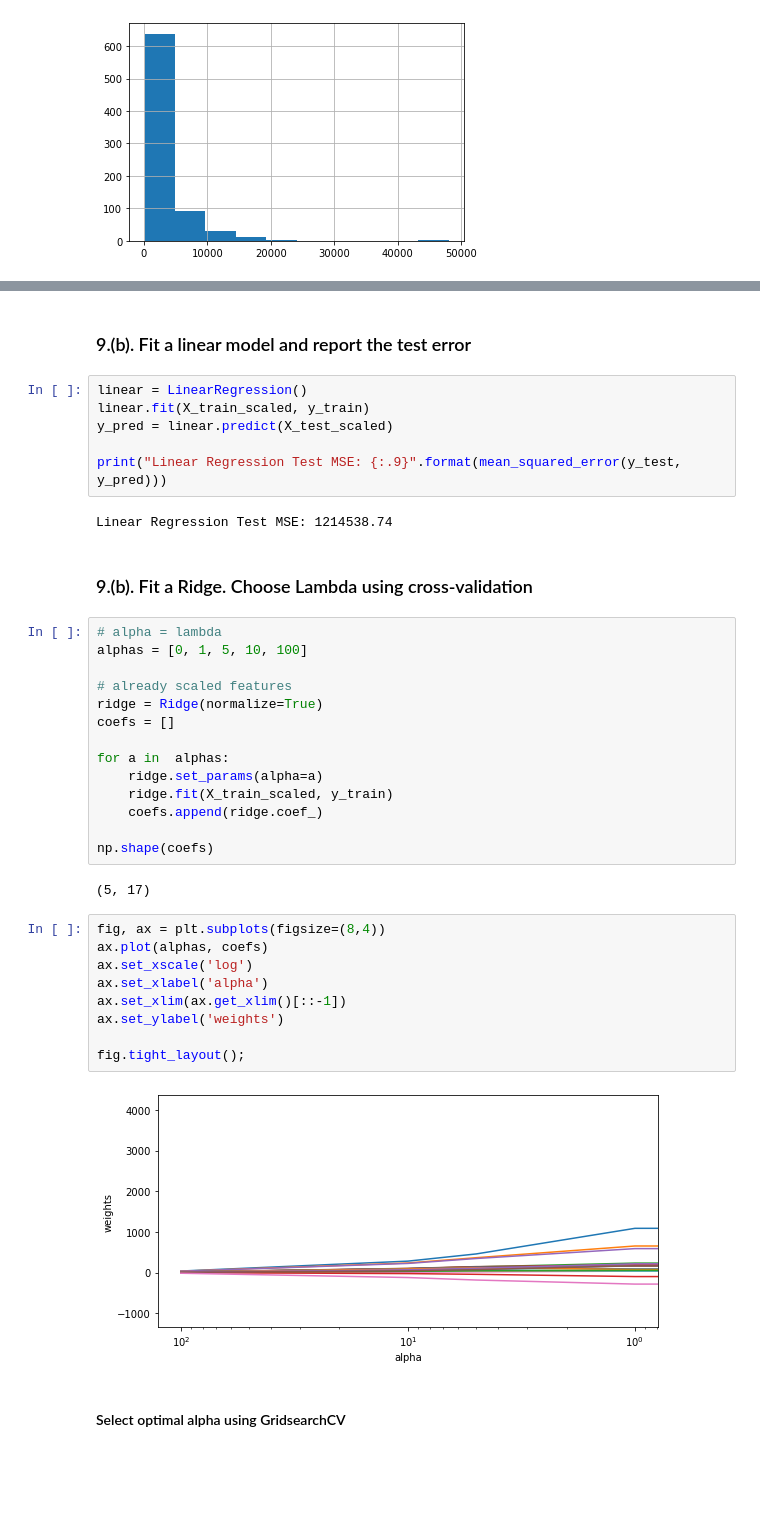
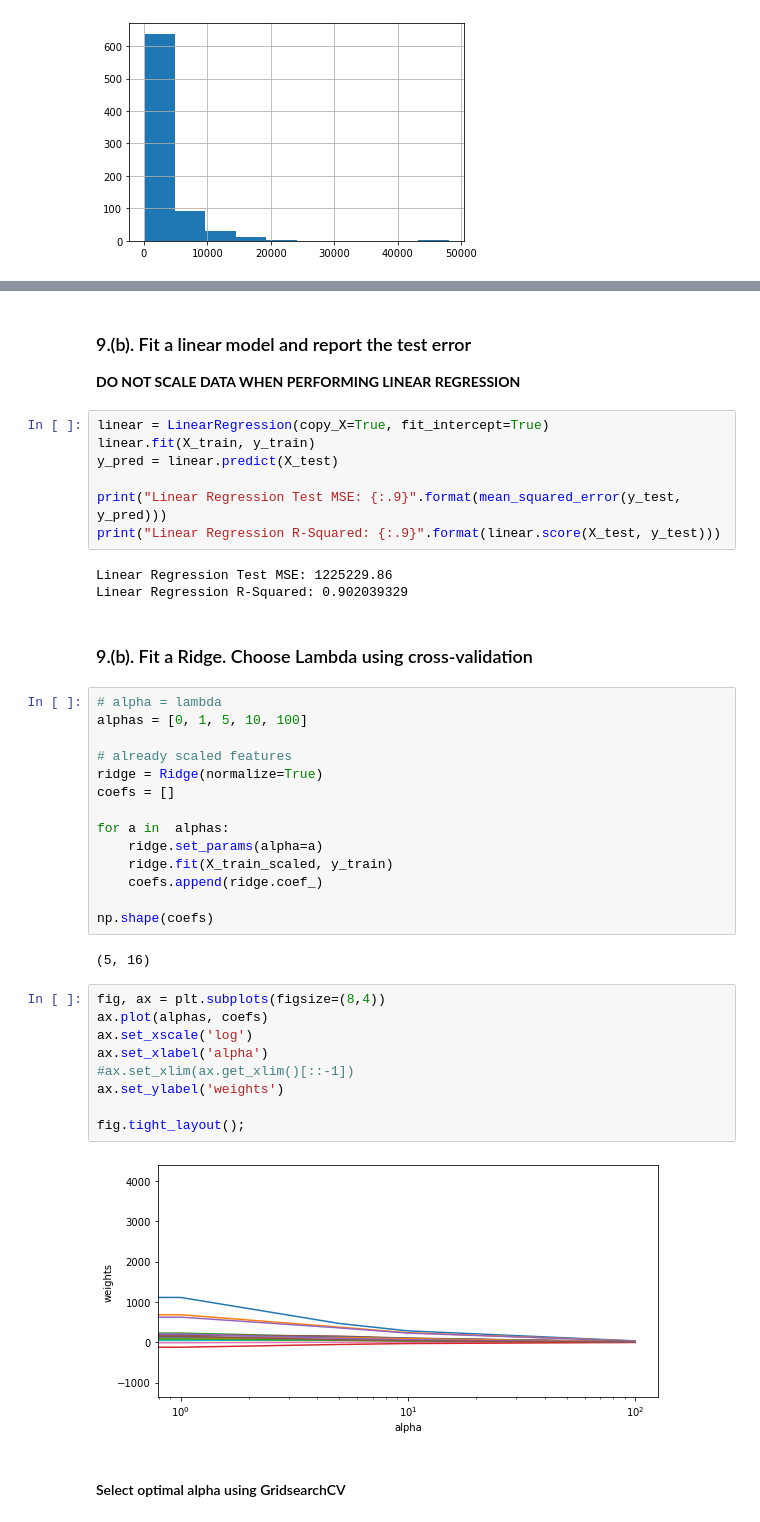
Before and after one commit to Morgan-Sell/islr-labs-exercises-python, a Jupyter notebook: exercises/06_linear_model_sel_reg.ipynb, the cells around one changed output, grey strips where cells are left out. Drawn from its saved outputs; the diff is of its cells as text; blank space fills up the shorter version.

```diff
--- a/exercises/06_linear_model_sel_reg.ipynb
+++ b/exercises/06_linear_model_sel_reg.ipynb
@@ -197,14 +213,18 @@ X_train_scaled = scaler.transform(X_train)
 X_test_scaled = scaler.transform(X_test)
 # %% [markdown]
 ### 9.(b). Fit a linear model and report the test error
+
+**DO NOT SCALE DATA WHEN PERFORMING LINEAR REGRESSION**
 # %%
-linear = LinearRegression()
-linear.fit(X_train_scaled, y_train)
-y_pred = linear.predict(X_test_scaled)
+linear = LinearRegression(copy_X=True, fit_intercept=True)
+linear.fit(X_train, y_train)
+y_pred = linear.predict(X_test)
 
 print("Linear Regression Test MSE: {:.9}".format(mean_squared_error(y_test, y_pred)))
+print("Linear Regression R-Squared: {:.9}".format(linear.score(X_test, y_test)))
 # %% [output]
-Linear Regression Test MSE: 1214538.74
+Linear Regression Test MSE: 1225229.86
+Linear Regression R-Squared: 0.902039329
 # %% [markdown]
 ### 9.(b). Fit a Ridge. Choose Lambda using cross-validation
 # %%
@@ -222,18 +242,18 @@ for a in  alphas:
 
 np.shape(coefs)
 # %% [output]
-(5, 17)
+(5, 16)
 # %%
 fig, ax = plt.subplots(figsize=(8,4))
 ax.plot(alphas, coefs)
 ax.set_xscale('log')
 ax.set_xlabel('alpha')
-ax.set_xlim(ax.get_xlim()[::-1])
+#ax.set_xlim(ax.get_xlim()[::-1])
 ax.set_ylabel('weights')
 
 fig.tight_layout();
 # %% [output]
-[figure, old version]
+[figure, new version]
 # %% [markdown]
 #### Select optimal alpha using GridsearchCV
 # %%
```
Also changed, not shown: parts of 20 cells of this notebook.
